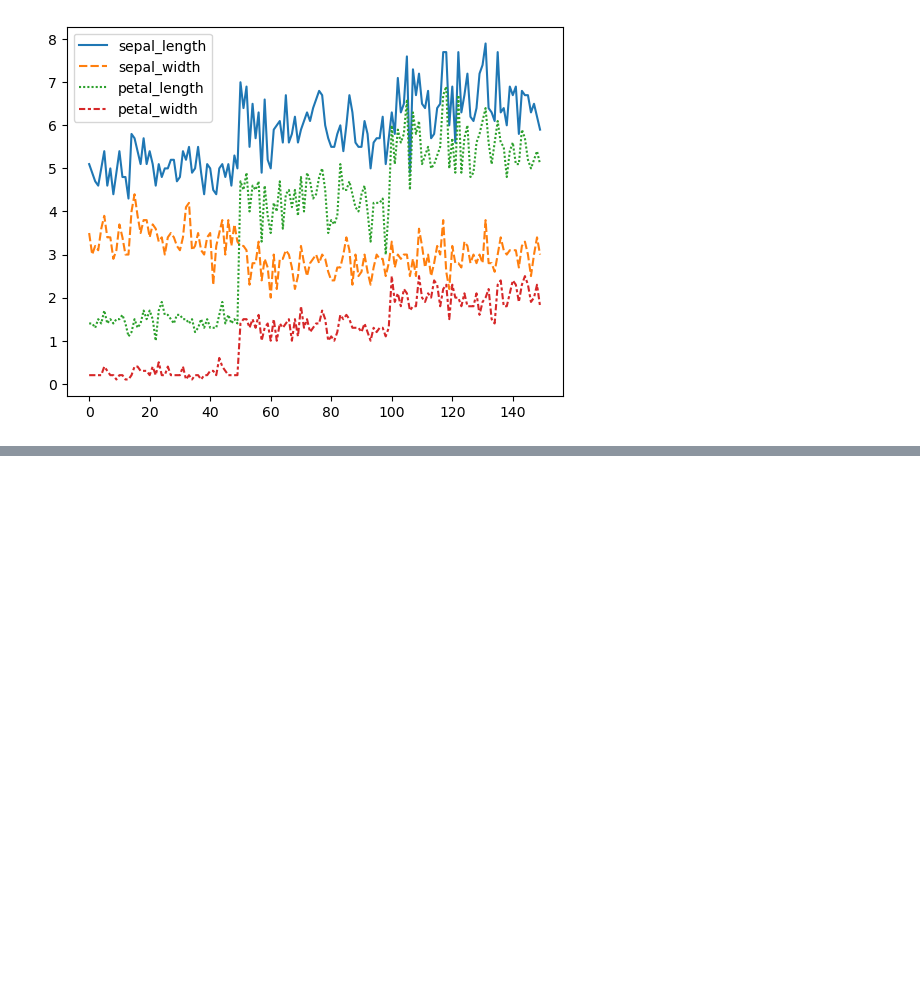
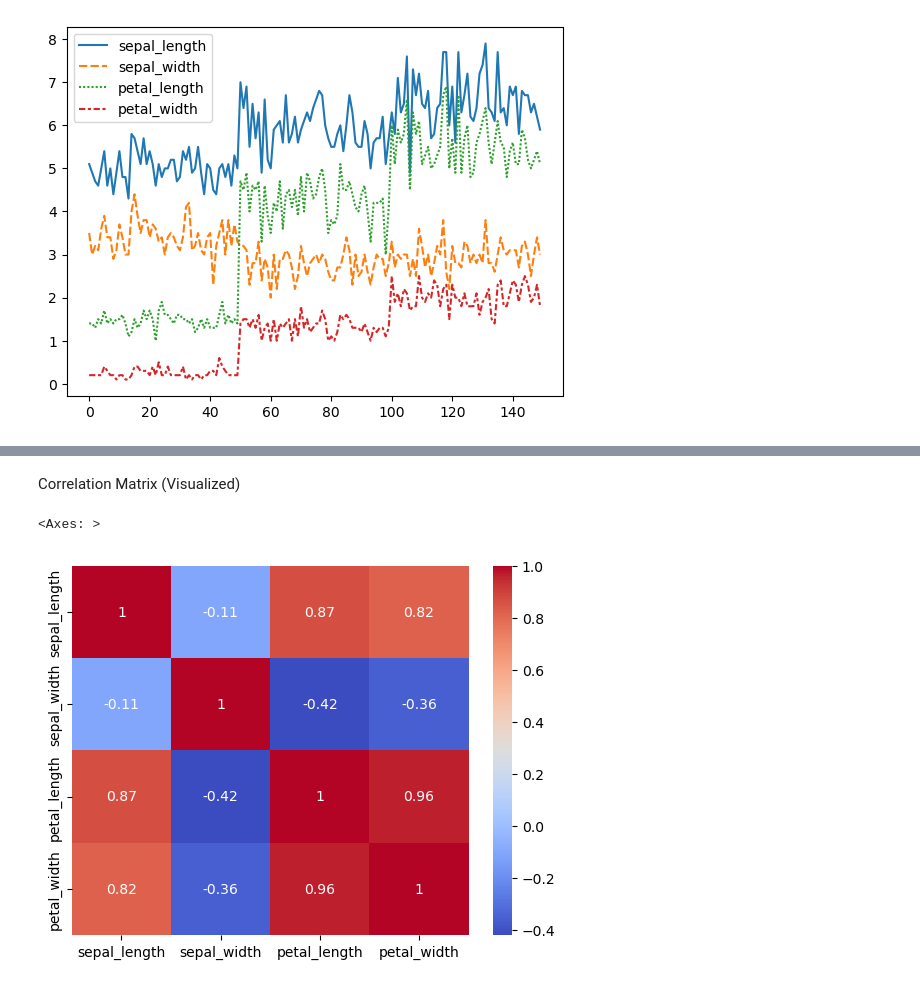
Before and after one commit to allshouldbeready/Iris-Flower-Classification, a Jupyter notebook: iris-categorizer.ipynb, the cells around one changed output, grey strips where cells are left out. Drawn from its saved outputs; the diff is of its cells as text; code cells hidden in the pictures; blank space fills up the shorter version.

```diff
--- a/iris-categorizer.ipynb
+++ b/iris-categorizer.ipynb
@@ -107,0 +120,4 @@ plt.show()
+# %%
+# Show the correlation matrix
+corr = iris.drop(['species'], axis=1).corr()
+corr
@@ -107,0 +130,8 @@ plt.show()
+# %% [markdown]
+Correlation Matrix (Visualized)
+# %%
+# Show the heatmap of the correlation matrix
+sns.heatmap(corr, annot=True, cmap='coolwarm')
+# %% [output]
+<Axes: >
+[figure, added]
```
Also changed, not shown: parts of 10 cells of this notebook.
